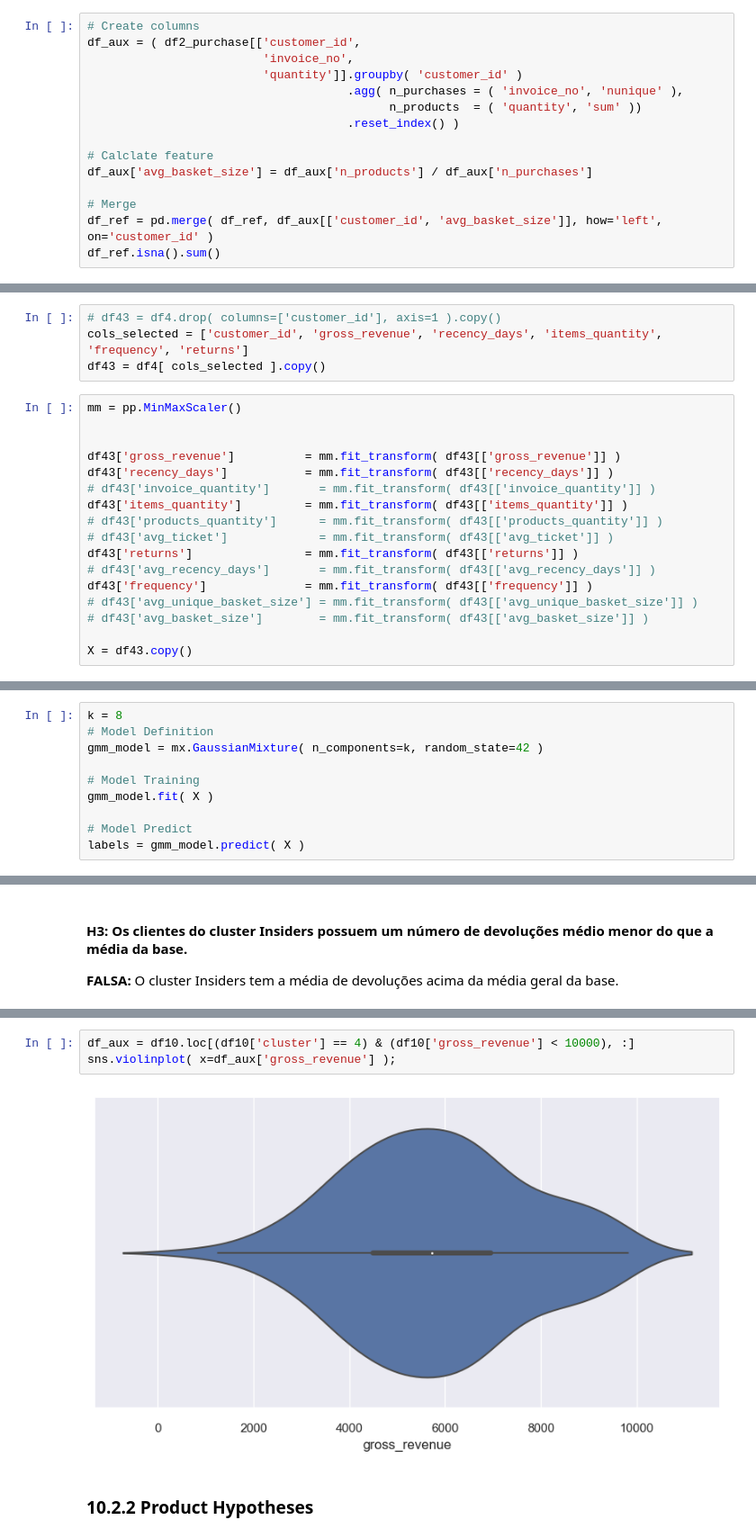
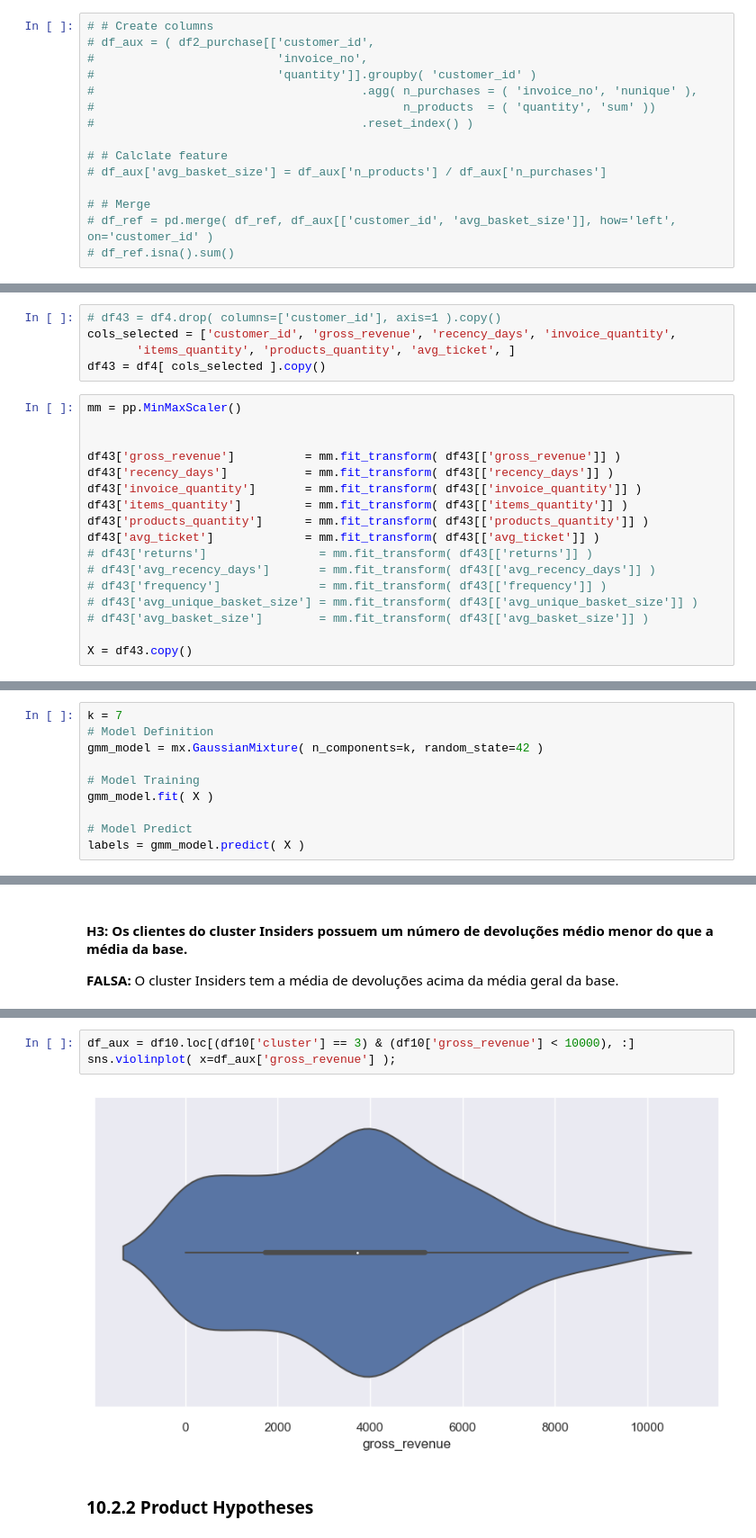
Before and after one commit to JeffersonMedines/loyalty_program, a Jupyter notebook: notebooks/v07_loyalty_program_exploratory_data_analysis.ipynb, the cells around one changed output, grey strips where cells are left out. Shown at 90% size. Drawn from its saved outputs; the diff is of its cells as text.

```diff
--- a/notebooks/v07_loyalty_program_exploratory_data_analysis.ipynb
+++ b/notebooks/v07_loyalty_program_exploratory_data_analysis.ipynb
@@ -526,17 +486,17 @@ df_aux.head()
 # %% [markdown]
 ### 3.1.11 Basket Size
 # %%
-# Create columns
-df_aux = ( df2_purchase[['customer_id',
-                         'invoice_no',
-                         'quantity']].groupby( 'customer_id' )
-                                     .agg( n_purchases = ( 'invoice_no', 'nunique' ),
-                                           n_products  = ( 'quantity', 'sum' ))
-                                     .reset_index() )
+# # Create columns
+# df_aux = ( df2_purchase[['customer_id',
+#                          'invoice_no',
+#                          'quantity']].groupby( 'customer_id' )
+#                                      .agg( n_purchases = ( 'invoice_no', 'nunique' ),
+#                                            n_products  = ( 'quantity', 'sum' ))
+#                                      .reset_index() )
 
-# Calclate feature
-df_aux['avg_basket_size'] = df_aux['n_products'] / df_aux['n_purchases']
+# # Calclate feature
+# df_aux['avg_basket_size'] = df_aux['n_products'] / df_aux['n_purchases']
 
-# Merge
-df_ref = pd.merge( df_ref, df_aux[['customer_id', 'avg_basket_size']], how='left', on='customer_id' )
-df_ref.isna().sum()
+# # Merge
+# df_ref = pd.merge( df_ref, df_aux[['customer_id', 'avg_basket_size']], how='left', on='customer_id' )
+# df_ref.isna().sum()
@@ -663,7 +588,8 @@ df42 = df4.drop( cols, axis=1 )
 ## 4.3 Space Study
 # %%
 # df43 = df4.drop( columns=['customer_id'], axis=1 ).copy()
-cols_selected = ['customer_id', 'gross_revenue', 'recency_days', 'items_quantity', 'frequency', 'returns']
+cols_selected = ['customer_id', 'gross_revenue', 'recency_days', 'invoice_quantity',
+       'items_quantity', 'products_quantity', 'avg_ticket', ]
 df43 = df4[ cols_selected ].copy()
 # %%
 mm = pp.MinMaxScaler()
@@ -671,13 +597,13 @@ mm = pp.MinMaxScaler()
 
 df43['gross_revenue']          = mm.fit_transform( df43[['gross_revenue']] )
 df43['recency_days']           = mm.fit_transform( df43[['recency_days']] )
-# df43['invoice_quantity']       = mm.fit_transform( df43[['invoice_quantity']] )
+df43['invoice_quantity']       = mm.fit_transform( df43[['invoice_quantity']] )
 df43['items_quantity']         = mm.fit_transform( df43[['items_quantity']] )
-# df43['products_quantity']      = mm.fit_transform( df43[['products_quantity']] )
-# df43['avg_ticket']             = mm.fit_transform( df43[['avg_ticket']] )
-df43['returns']                = mm.fit_transform( df43[['returns']] )
+df43['products_quantity']      = mm.fit_transform( df43[['products_quantity']] )
+df43['avg_ticket']             = mm.fit_transform( df43[['avg_ticket']] )
+# df43['returns']                = mm.fit_transform( df43[['returns']] )
 # df43['avg_recency_days']       = mm.fit_transform( df43[['avg_recency_days']] )
-df43['frequency']              = mm.fit_transform( df43[['frequency']] )
+# df43['frequency']              = mm.fit_transform( df43[['frequency']] )
 # df43['avg_unique_basket_size'] = mm.fit_transform( df43[['avg_unique_basket_size']] )
 # df43['avg_basket_size']        = mm.fit_transform( df43[['avg_basket_size']] )
 
@@ -1067,7 +993,7 @@ df_results.style.highlight_max( color='lightgreen', axis=1 )
 # # Clustering
 # labels = kmeans.labels_
 # %%
-k = 8
+k = 7
 # Model Definition
 gmm_model = mx.GaussianMixture( n_components=k, random_state=42 )
 
@@ -1339,8 +1257,8 @@ Median Diff: 540.31%
 # %%
-df_aux = df10.loc[(df10['cluster'] == 4) & (df10['gross_revenue'] < 10000), :]
+df_aux = df10.loc[(df10['cluster'] == 3) & (df10['gross_revenue'] < 10000), :]
 sns.violinplot( x=df_aux['gross_revenue'] );
 # %% [output]
-[figure, old version]
+[figure, new version]
 # %% [markdown]
 ### 10.2.2 Product Hypotheses
 # %% [markdown]
```
Also changed, not shown: parts of 41 cells of this notebook, 7 other files.
